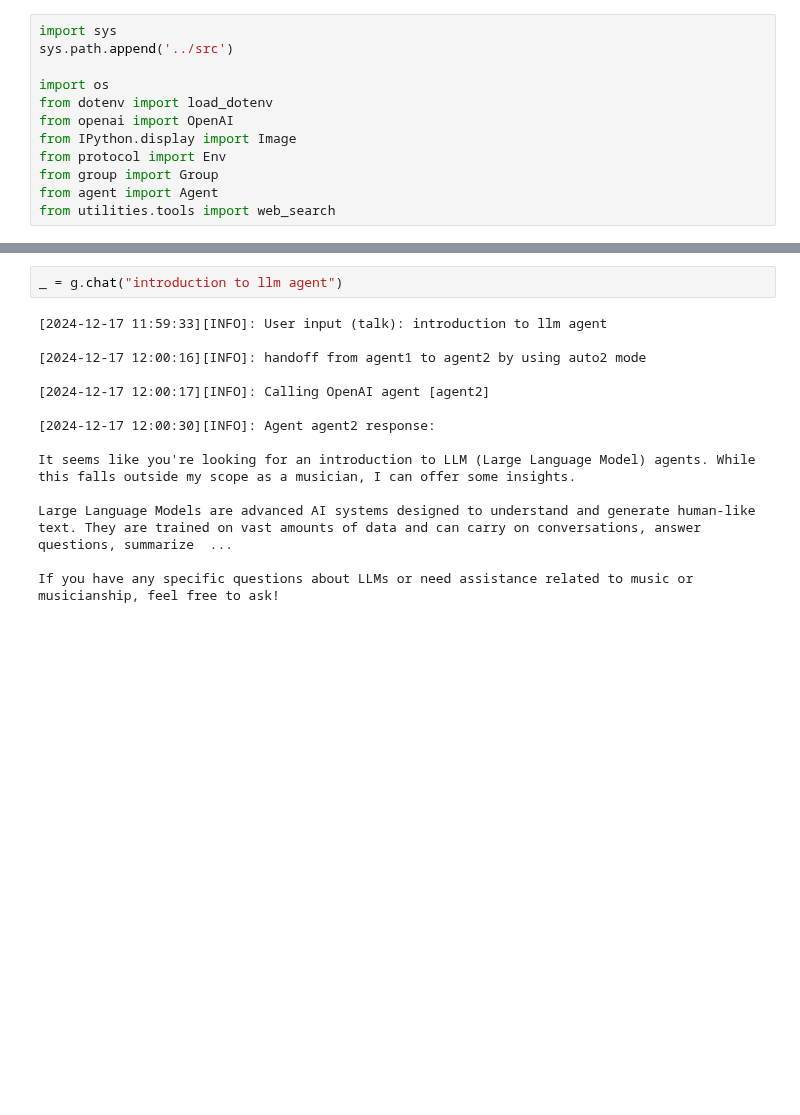
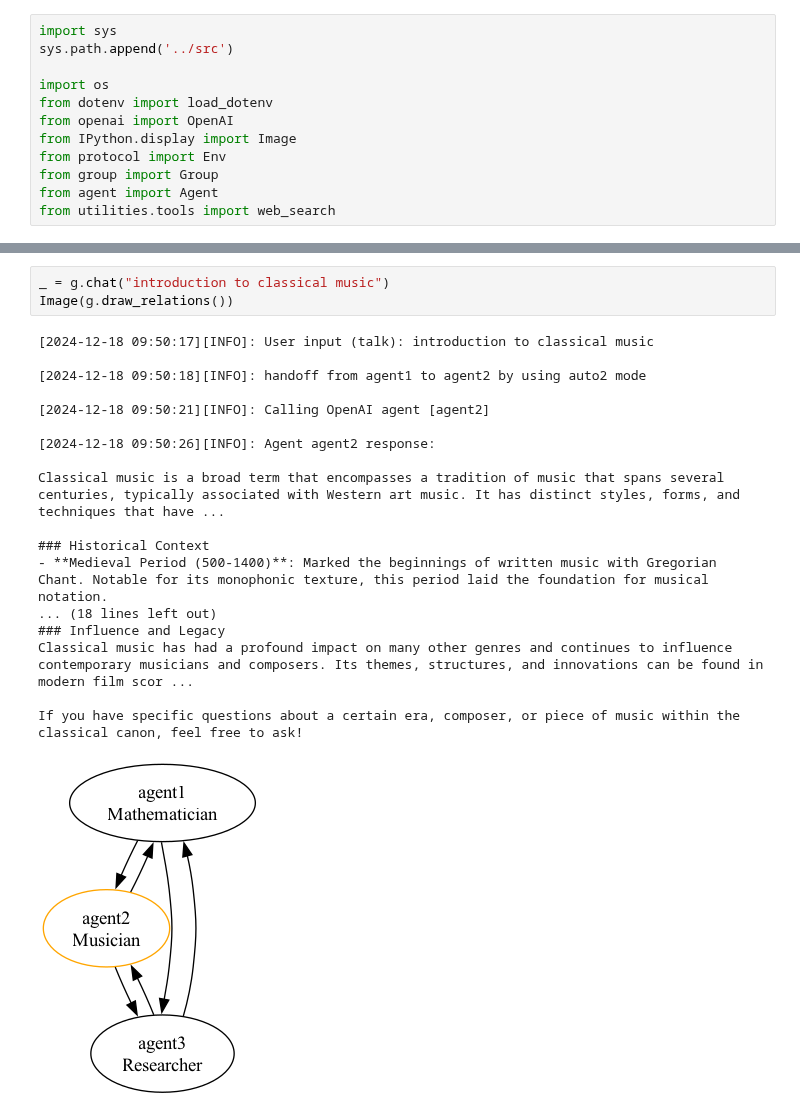
Before and after one commit to ZJCODE/Multi-Agent-Framework, a Jupyter notebook: examples/002 chat.ipynb, the cells around one changed output, grey strips where cells are left out. Drawn from its saved outputs; the diff is of its cells as text; blank space fills up the shorter version.

Commit message:
update chat

```diff
--- a/examples/002 chat.ipynb
+++ b/examples/002 chat.ipynb
@@ -93,16 +95,22 @@ In summary, complex numbers extend the number system to include solutions to all
 # %%
-_ = g.chat("introduction to llm agent")
+_ = g.chat("introduction to classical music")
+Image(g.draw_relations())
 # %% [output]
-[2024-12-17 11:59:33][INFO]: User input (talk): introduction to llm agent
+[2024-12-18 09:50:17][INFO]: User input (talk): introduction to classical music
 
-[2024-12-17 12:00:16][INFO]: handoff from agent1 to agent2 by using auto2 mode
+[2024-12-18 09:50:18][INFO]: handoff from agent1 to agent2 by using auto2 mode
 
-[2024-12-17 12:00:17][INFO]: Calling OpenAI agent [agent2]
+[2024-12-18 09:50:21][INFO]: Calling OpenAI agent [agent2]
 
-[2024-12-17 12:00:30][INFO]: Agent agent2 response:
+[2024-12-18 09:50:26][INFO]: Agent agent2 response:
 
-It seems like you're looking for an introduction to LLM (Large Language Model) agents. While this falls outside my scope as a musician, I can offer some insights.
+Classical music is a broad term that encompasses a tradition of music that spans several centuries, typically associated with Western art music. It has distinct styles, forms, and techniques that have ...
 
-Large Language Models are advanced AI systems designed to understand and generate human-like text. They are trained on vast amounts of data and can carry on conversations, answer questions, summarize  ...
+### Historical Context
+- **Medieval Period (500-1400)**: Marked the beginnings of written music with Gregorian Chant. Notable for its monophonic texture, this period laid the foundation for musical notation.
+... (18 lines left out)
+### Influence and Legacy
+Classical music has had a profound impact on many other genres and continues to influence contemporary musicians and composers. Its themes, structures, and innovations can be found in modern film scor ...
 
-If you have any specific questions about LLMs or need assistance related to music or musicianship, feel free to ask!
+If you have specific questions about a certain era, composer, or piece of music within the classical canon, feel free to ask!
+[figure, added]
```
Also changed, not shown: parts of 4 cells of this notebook, 1 other file.
